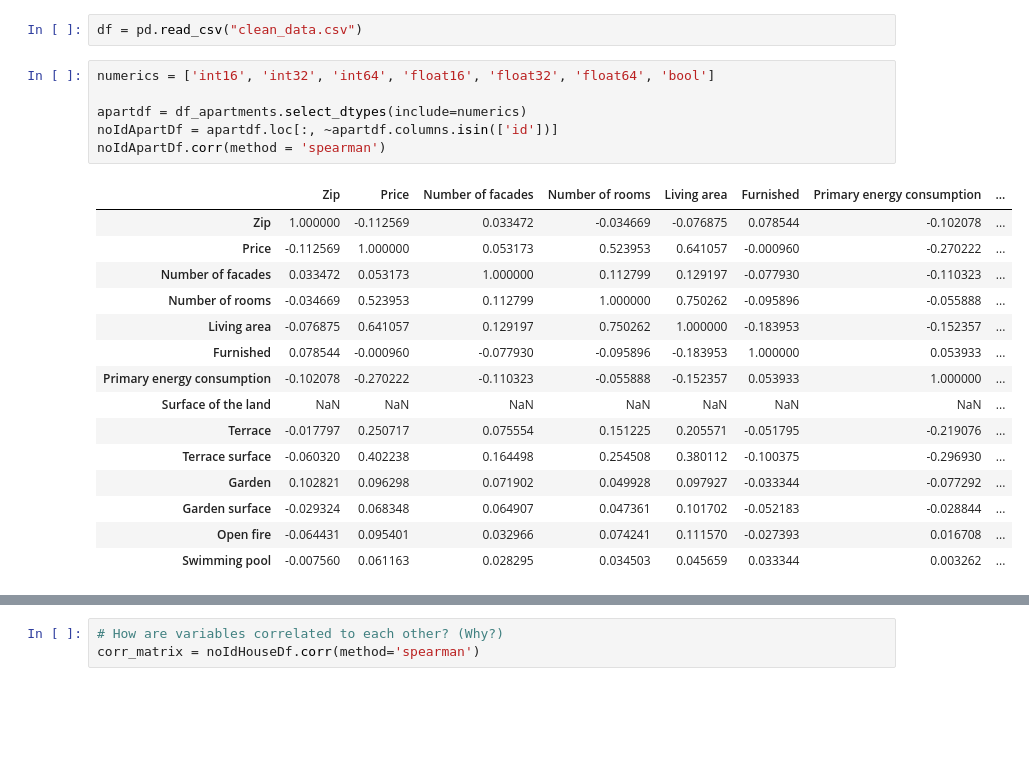
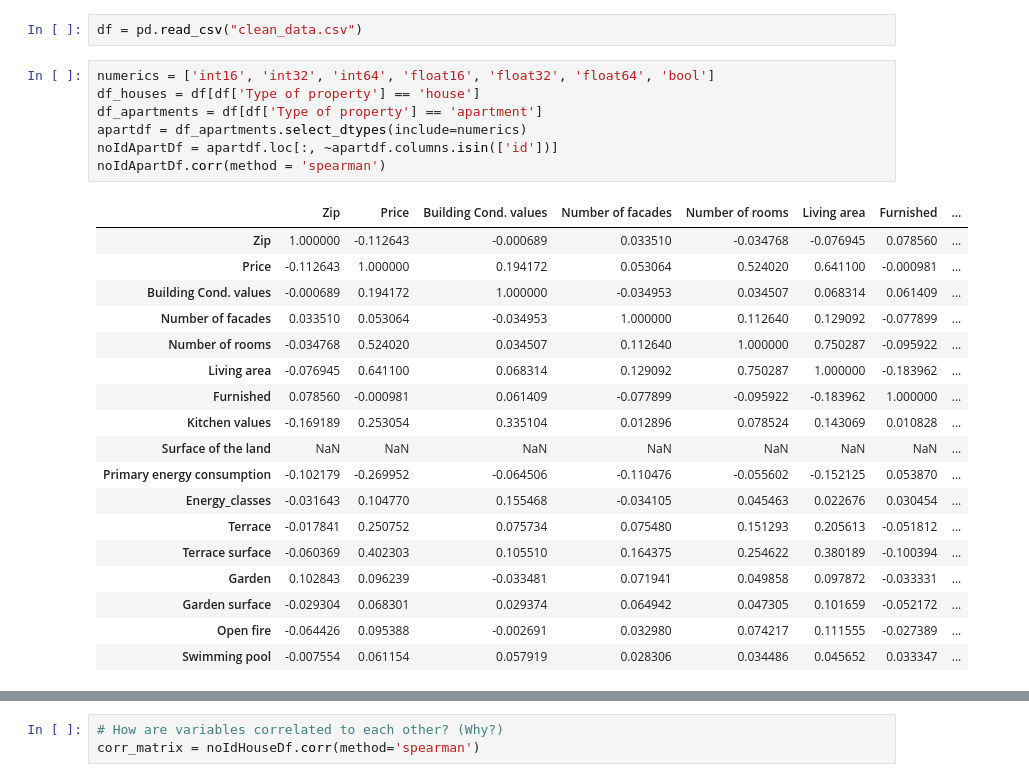
Before and after one commit to melikkekaya/challenge-data-analysis, a Jupyter notebook: sarkisvisual.ipynb, the cells around one changed output, grey strips where cells are left out. Cells and saved outputs as stored; diff of their text form; blank space fills up the shorter version.

```diff
--- a/sarkisvisual.ipynb
+++ b/sarkisvisual.ipynb
@@ -2,26 +9,30 @@
 df = pd.read_csv("clean_data.csv")
 # %%
 numerics = ['int16', 'int32', 'int64', 'float16', 'float32', 'float64', 'bool']
-
+df_houses = df[df['Type of property'] == 'house']
+df_apartments = df[df['Type of property'] == 'apartment']
 apartdf = df_apartments.select_dtypes(include=numerics)
 noIdApartDf = apartdf.loc[:, ~apartdf.columns.isin(['id'])]
 noIdApartDf.corr(method = 'spearman')
 # %% [output]
-|  | Zip | Price | Number of facades | Number of rooms | Living area | Furnished | Primary energy consumption | ... |
-| Zip | 1.000000 | -0.112569 | 0.033472 | -0.034669 | -0.076875 | 0.078544 | -0.102078 | ... |
-| Price | -0.112569 | 1.000000 | 0.053173 | 0.523953 | 0.641057 | -0.000960 | -0.270222 | ... |
-| Number of facades | 0.033472 | 0.053173 | 1.000000 | 0.112799 | 0.129197 | -0.077930 | -0.110323 | ... |
-| Number of rooms | -0.034669 | 0.523953 | 0.112799 | 1.000000 | 0.750262 | -0.095896 | -0.055888 | ... |
-| Living area | -0.076875 | 0.641057 | 0.129197 | 0.750262 | 1.000000 | -0.183953 | -0.152357 | ... |
-| Furnished | 0.078544 | -0.000960 | -0.077930 | -0.095896 | -0.183953 | 1.000000 | 0.053933 | ... |
-| Primary energy consumption | -0.102078 | -0.270222 | -0.110323 | -0.055888 | -0.152357 | 0.053933 | 1.000000 | ... |
+|  | Zip | Price | Building Cond. values | Number of facades | Number of rooms | Living area | Furnished | ... |
+| Zip | 1.000000 | -0.112643 | -0.000689 | 0.033510 | -0.034768 | -0.076945 | 0.078560 | ... |
+| Price | -0.112643 | 1.000000 | 0.194172 | 0.053064 | 0.524020 | 0.641100 | -0.000981 | ... |
+| Building Cond. values | -0.000689 | 0.194172 | 1.000000 | -0.034953 | 0.034507 | 0.068314 | 0.061409 | ... |
+| Number of facades | 0.033510 | 0.053064 | -0.034953 | 1.000000 | 0.112640 | 0.129092 | -0.077899 | ... |
+| Number of rooms | -0.034768 | 0.524020 | 0.034507 | 0.112640 | 1.000000 | 0.750287 | -0.095922 | ... |
+| Living area | -0.076945 | 0.641100 | 0.068314 | 0.129092 | 0.750287 | 1.000000 | -0.183962 | ... |
+| Furnished | 0.078560 | -0.000981 | 0.061409 | -0.077899 | -0.095922 | -0.183962 | 1.000000 | ... |
+| Kitchen values | -0.169189 | 0.253054 | 0.335104 | 0.012896 | 0.078524 | 0.143069 | 0.010828 | ... |
 | Surface of the land | NaN | NaN | NaN | NaN | NaN | NaN | NaN | ... |
-| Terrace | -0.017797 | 0.250717 | 0.075554 | 0.151225 | 0.205571 | -0.051795 | -0.219076 | ... |
-| Terrace surface | -0.060320 | 0.402238 | 0.164498 | 0.254508 | 0.380112 | -0.100375 | -0.296930 | ... |
-| Garden | 0.102821 | 0.096298 | 0.071902 | 0.049928 | 0.097927 | -0.033344 | -0.077292 | ... |
-| Garden surface | -0.029324 | 0.068348 | 0.064907 | 0.047361 | 0.101702 | -0.052183 | -0.028844 | ... |
-| Open fire | -0.064431 | 0.095401 | 0.032966 | 0.074241 | 0.111570 | -0.027393 | 0.016708 | ... |
-| Swimming pool | -0.007560 | 0.061163 | 0.028295 | 0.034503 | 0.045659 | 0.033344 | 0.003262 | ... |
+| Primary energy consumption | -0.102179 | -0.269952 | -0.064506 | -0.110476 | -0.055602 | -0.152125 | 0.053870 | ... |
+| Energy_classes | -0.031643 | 0.104770 | 0.155468 | -0.034105 | 0.045463 | 0.022676 | 0.030454 | ... |
+| Terrace | -0.017841 | 0.250752 | 0.075734 | 0.075480 | 0.151293 | 0.205613 | -0.051812 | ... |
+| Terrace surface | -0.060369 | 0.402303 | 0.105510 | 0.164375 | 0.254622 | 0.380189 | -0.100394 | ... |
+| Garden | 0.102843 | 0.096239 | -0.033481 | 0.071941 | 0.049858 | 0.097872 | -0.033331 | ... |
+| Garden surface | -0.029304 | 0.068301 | 0.029374 | 0.064942 | 0.047305 | 0.101659 | -0.052172 | ... |
+| Open fire | -0.064426 | 0.095388 | -0.002691 | 0.032980 | 0.074217 | 0.111555 | -0.027389 | ... |
+| Swimming pool | -0.007554 | 0.061154 | 0.057919 | 0.028306 | 0.034486 | 0.045652 | 0.033347 | ... |
 # %%
 housedf = df_houses.select_dtypes(include=numerics)
 noIdHouseDf = housedf.loc[:, ~housedf.columns.isin(['id'])]
```
Also changed, not shown: parts of 3 cells of this notebook.
